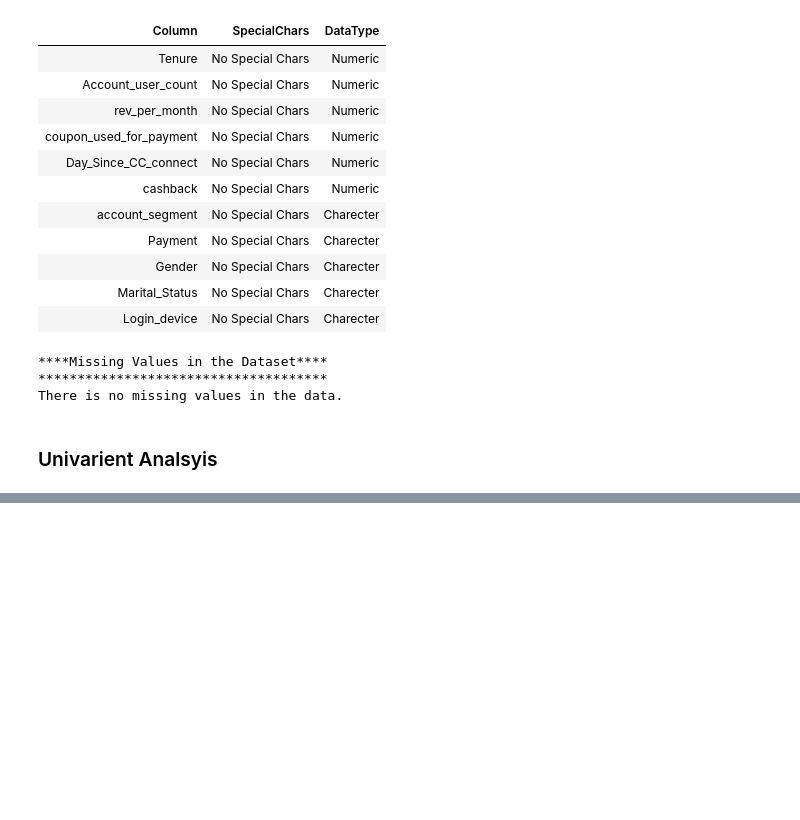
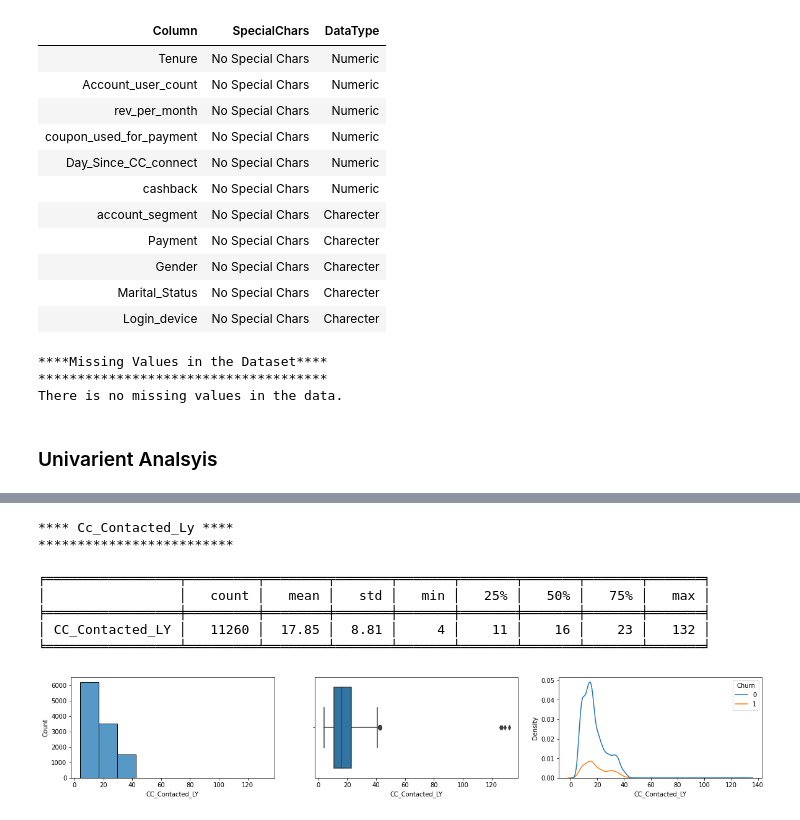
Before and after one commit to psiva2019/CustmerChurn, a Jupyter notebook: CustumerChurn.ipynb, the cells around one changed output, grey strips where cells are left out. Cells and saved outputs as stored; diff of their text form; code cells hidden in the pictures; blank space fills up the shorter version.

```diff
--- a/CustumerChurn.ipynb
+++ b/CustumerChurn.ipynb
@@ -247,0 +329,12 @@ for var in Vars['num']:
+# %%
+display_unq(df,'CC_Contacted_LY','Churn',10,'num','CC_Contacted_LY')
+# %% [output]
+**** Cc_Contacted_Ly ****
+*************************
+
+╒═════════════════╤═════════╤════════╤═══════╤═══════╤═══════╤═══════╤═══════╤═══════╕
+│                 │   count │   mean │   std │   min │   25% │   50% │   75% │   max │
+╞═════════════════╪═════════╪════════╪═══════╪═══════╪═══════╪═══════╪═══════╪═══════╡
+│ CC_Contacted_LY │   11260 │  17.85 │  8.81 │     4 │    11 │    16 │    23 │   132 │
+╘═════════════════╧═════════╧════════╧═══════╧═══════╧═══════╧═══════╧═══════╧═══════╛
+[figure, added]
```
Also changed, not shown: parts of 10 cells of this notebook.
